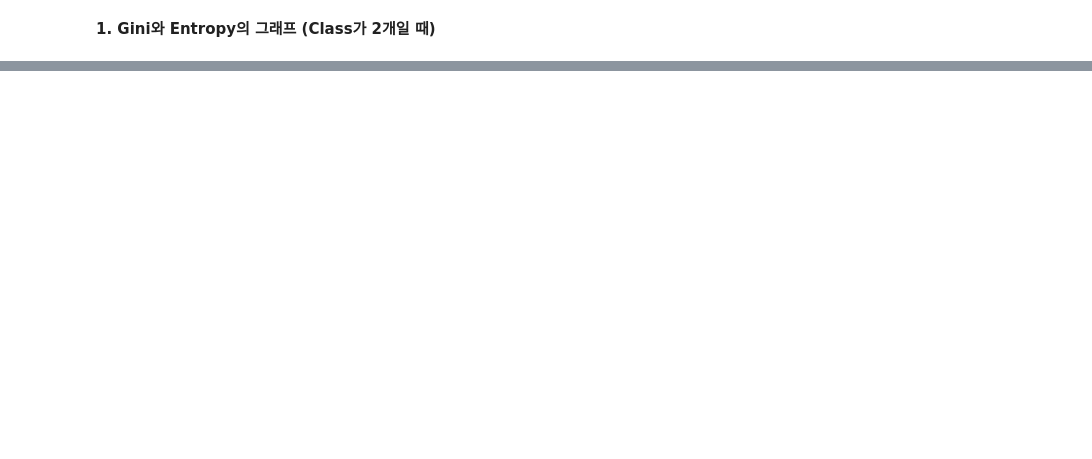
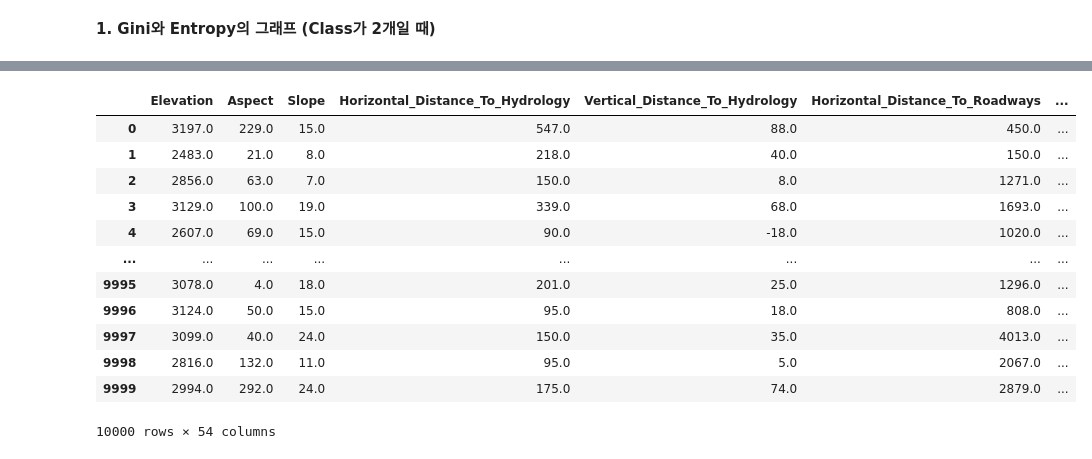
Before and after one commit to WannaBeSuperteur/AI-study, a Jupyter notebook: AI Basics/Machine Learning Models/codes/Decision_Tree_example.ipynb, the cells around one changed output, grey strips where cells are left out. Saved outputs shown, nothing was run; the diff lists cells and outputs as text; code cells hidden in the pictures; blank space fills up the shorter version.

```diff
--- a/AI Basics/Machine Learning Models/codes/Decision_Tree_example.ipynb
+++ b/AI Basics/Machine Learning Models/codes/Decision_Tree_example.ipynb
@@ -147,0 +97,27 @@ breast_cancer_df
+# %%
+# 랜덤한 10,000 개의 인덱스 생성
+
+num_samples = 10000
+np.random.seed(2025)
+indices = np.random.choice(X.shape[0], num_samples, replace=False)
+
+X = X[indices]
+Y = Y[indices]
+# %%
+# X 의 DataFrame 출력
+
+pd.DataFrame(X, columns=covtype.feature_names)
+# %% [output]
+|  | Elevation | Aspect | Slope | Horizontal_Distance_To_Hydrology | Vertical_Distance_To_Hydrology | Horizontal_Distance_To_Roadways | ... |
+| 0 | 3197.0 | 229.0 | 15.0 | 547.0 | 88.0 | 450.0 | ... |
+| 1 | 2483.0 | 21.0 | 8.0 | 218.0 | 40.0 | 150.0 | ... |
+| 2 | 2856.0 | 63.0 | 7.0 | 150.0 | 8.0 | 1271.0 | ... |
+| 3 | 3129.0 | 100.0 | 19.0 | 339.0 | 68.0 | 1693.0 | ... |
+| 4 | 2607.0 | 69.0 | 15.0 | 90.0 | -18.0 | 1020.0 | ... |
+| ... | ... | ... | ... | ... | ... | ... | ... |
+| 9995 | 3078.0 | 4.0 | 18.0 | 201.0 | 25.0 | 1296.0 | ... |
+| 9996 | 3124.0 | 50.0 | 15.0 | 95.0 | 18.0 | 808.0 | ... |
+| 9997 | 3099.0 | 40.0 | 24.0 | 150.0 | 35.0 | 4013.0 | ... |
+| 9998 | 2816.0 | 132.0 | 11.0 | 95.0 | 5.0 | 2067.0 | ... |
+| 9999 | 2994.0 | 292.0 | 24.0 | 175.0 | 74.0 | 2879.0 | ... |
+10000 rows × 54 columns
```
Also changed, not shown: parts of 14 cells of this notebook, 5 other files.
